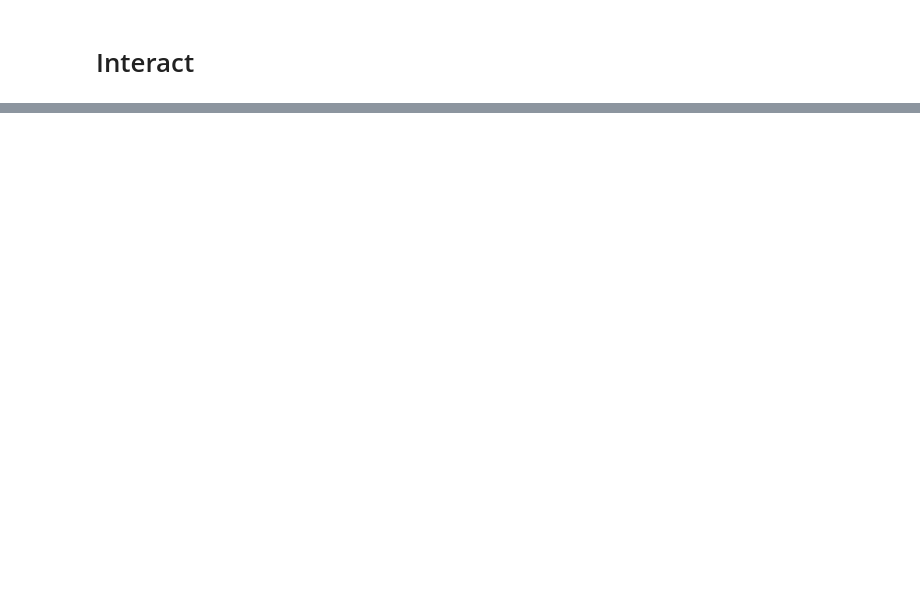
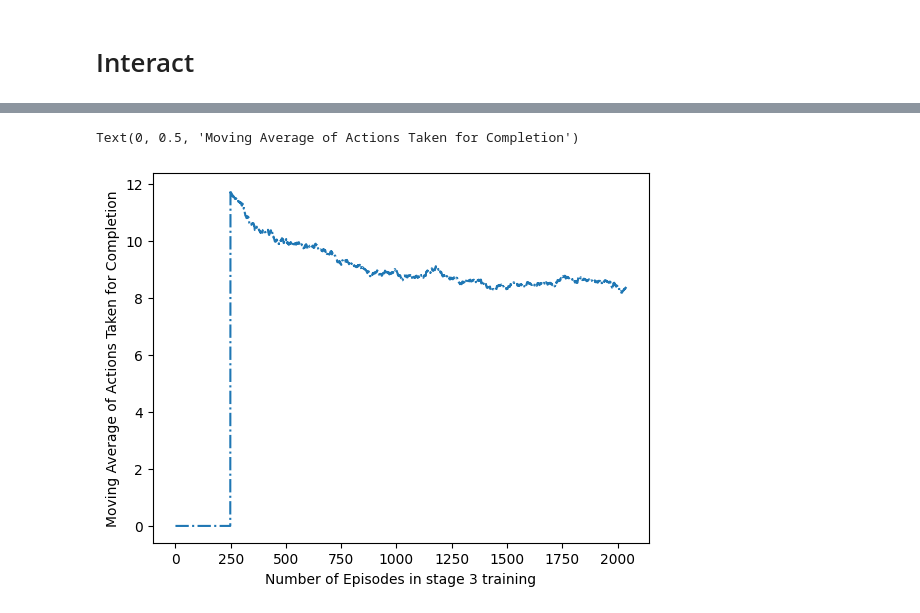
Before and after one commit to ryanyu512/vision_based_synergies_between_closed_loop_grasping_and_pushing, a Jupyter notebook: reinfocement_learning_train.ipynb, the cells around one changed output, grey strips where cells are left out. Cells and saved outputs as stored; diff of their text form; code cells hidden in the pictures; blank space fills up the shorter version.

```diff
--- a/reinfocement_learning_train.ipynb
+++ b/reinfocement_learning_train.ipynb
@@ -66,0 +93,7 @@ agent.interact(max_episode = 1,
+# %%
+plt.plot(agent.ATC_train, '-.')
+plt.xlabel('Number of Episodes in stage 3 training')
+plt.ylabel('Moving Average of Actions Taken for Completion')
+# %% [output]
+Text(0, 0.5, 'Moving Average of Actions Taken for Completion')
+[figure, added]
```
Also changed, not shown: parts of 14 cells of this notebook, 7 other files.
